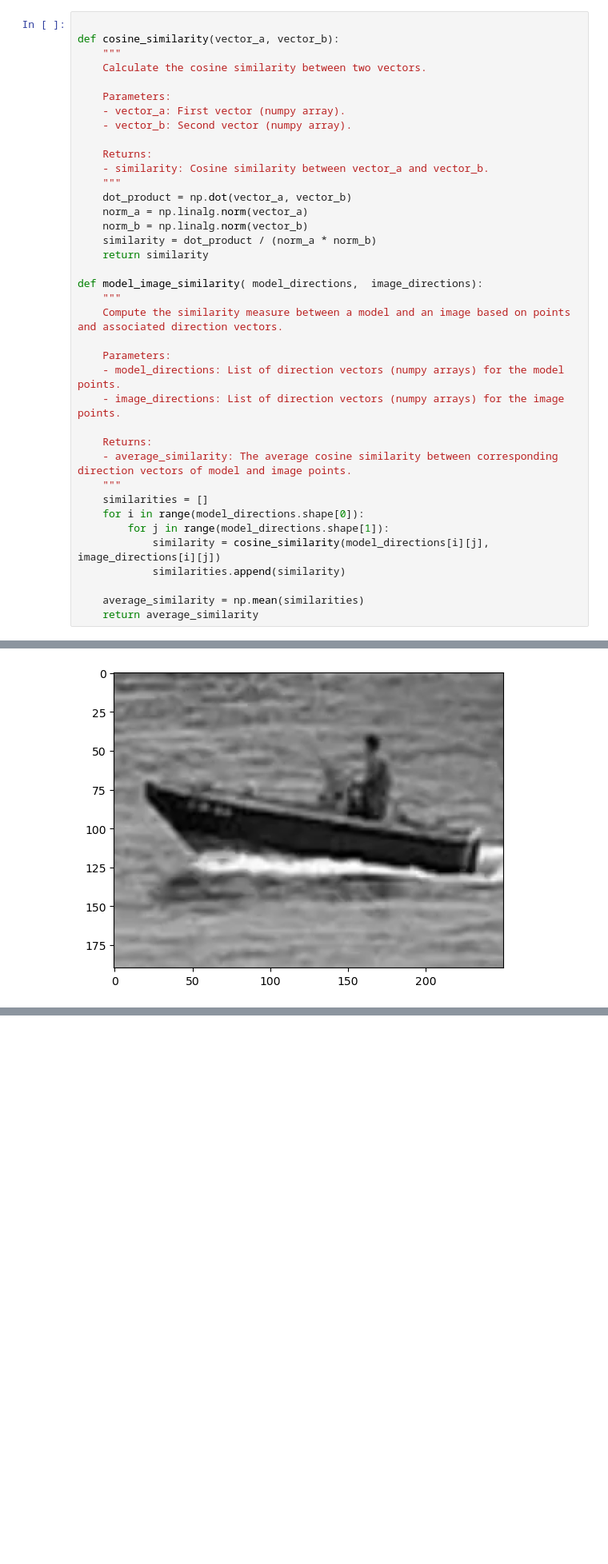
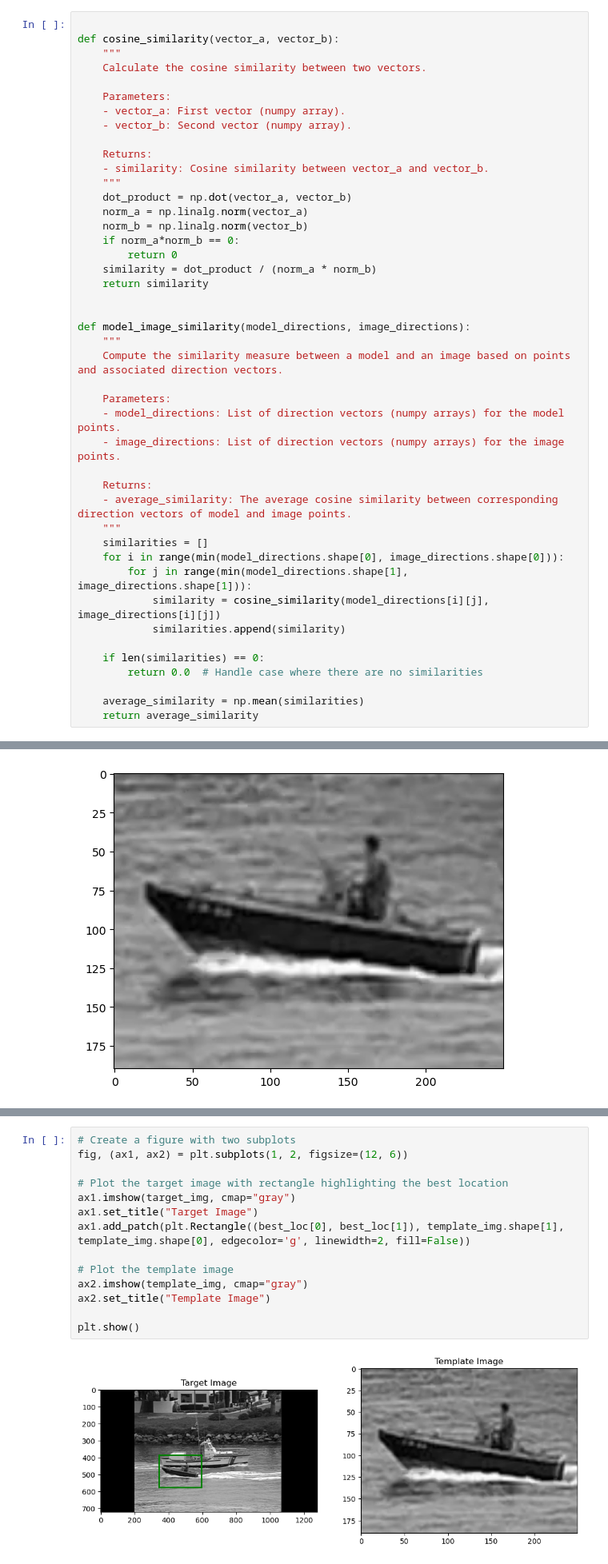
Before and after one commit to ndupont960/EtudesTechniques11, a Jupyter notebook: direction_vectors_model.ipynb, the cells around one changed output, grey strips where cells are left out. Shown at 80% size. Saved outputs shown, nothing was run; the diff lists cells and outputs as text; blank space fills up the shorter version.

```diff
--- a/direction_vectors_model.ipynb
+++ b/direction_vectors_model.ipynb
@@ -66,10 +66,13 @@ def cosine_similarity(vector_a, vector_b):
     dot_product = np.dot(vector_a, vector_b)
     norm_a = np.linalg.norm(vector_a)
     norm_b = np.linalg.norm(vector_b)
+    if norm_a*norm_b == 0:
+        return 0
     similarity = dot_product / (norm_a * norm_b)
     return similarity
 
-def model_image_similarity( model_directions,  image_directions):
+
+def model_image_similarity(model_directions, image_directions):
     """
     Compute the similarity measure between a model and an image based on points and associated direction vectors.
 
@@ -81,11 +84,14 @@ def model_image_similarity( model_directions,  image_directions):
     - average_similarity: The average cosine similarity between corresponding direction vectors of model and image points.
     """
     similarities = []
-    for i in range(model_directions.shape[0]):
-        for j in range(model_directions.shape[1]):
+    for i in range(min(model_directions.shape[0], image_directions.shape[0])):
+        for j in range(min(model_directions.shape[1], image_directions.shape[1])):
             similarity = cosine_similarity(model_directions[i][j], image_directions[i][j])
             similarities.append(similarity)
 
+    if len(similarities) == 0:
+        return 0.0  # Handle case where there are no similarities
+
     average_similarity = np.mean(similarities)
     return average_similarity
 # %%
@@ -236,0 +243,16 @@ best_loc[0]
+# %%
+# Create a figure with two subplots
+fig, (ax1, ax2) = plt.subplots(1, 2, figsize=(12, 6))
+
+# Plot the target image with rectangle highlighting the best location
+ax1.imshow(target_img, cmap="gray")
+ax1.set_title("Target Image")
+ax1.add_patch(plt.Rectangle((best_loc[0], best_loc[1]), template_img.shape[1], template_img.shape[0], edgecolor='g', linewidth=2, fill=False))
+
+# Plot the template image
+ax2.imshow(template_img, cmap="gray")
+ax2.set_title("Template Image")
+
+plt.show()
+# %% [output]
+[figure, added]
```
Also changed, not shown: parts of 5 cells of this notebook, 1 other file.
